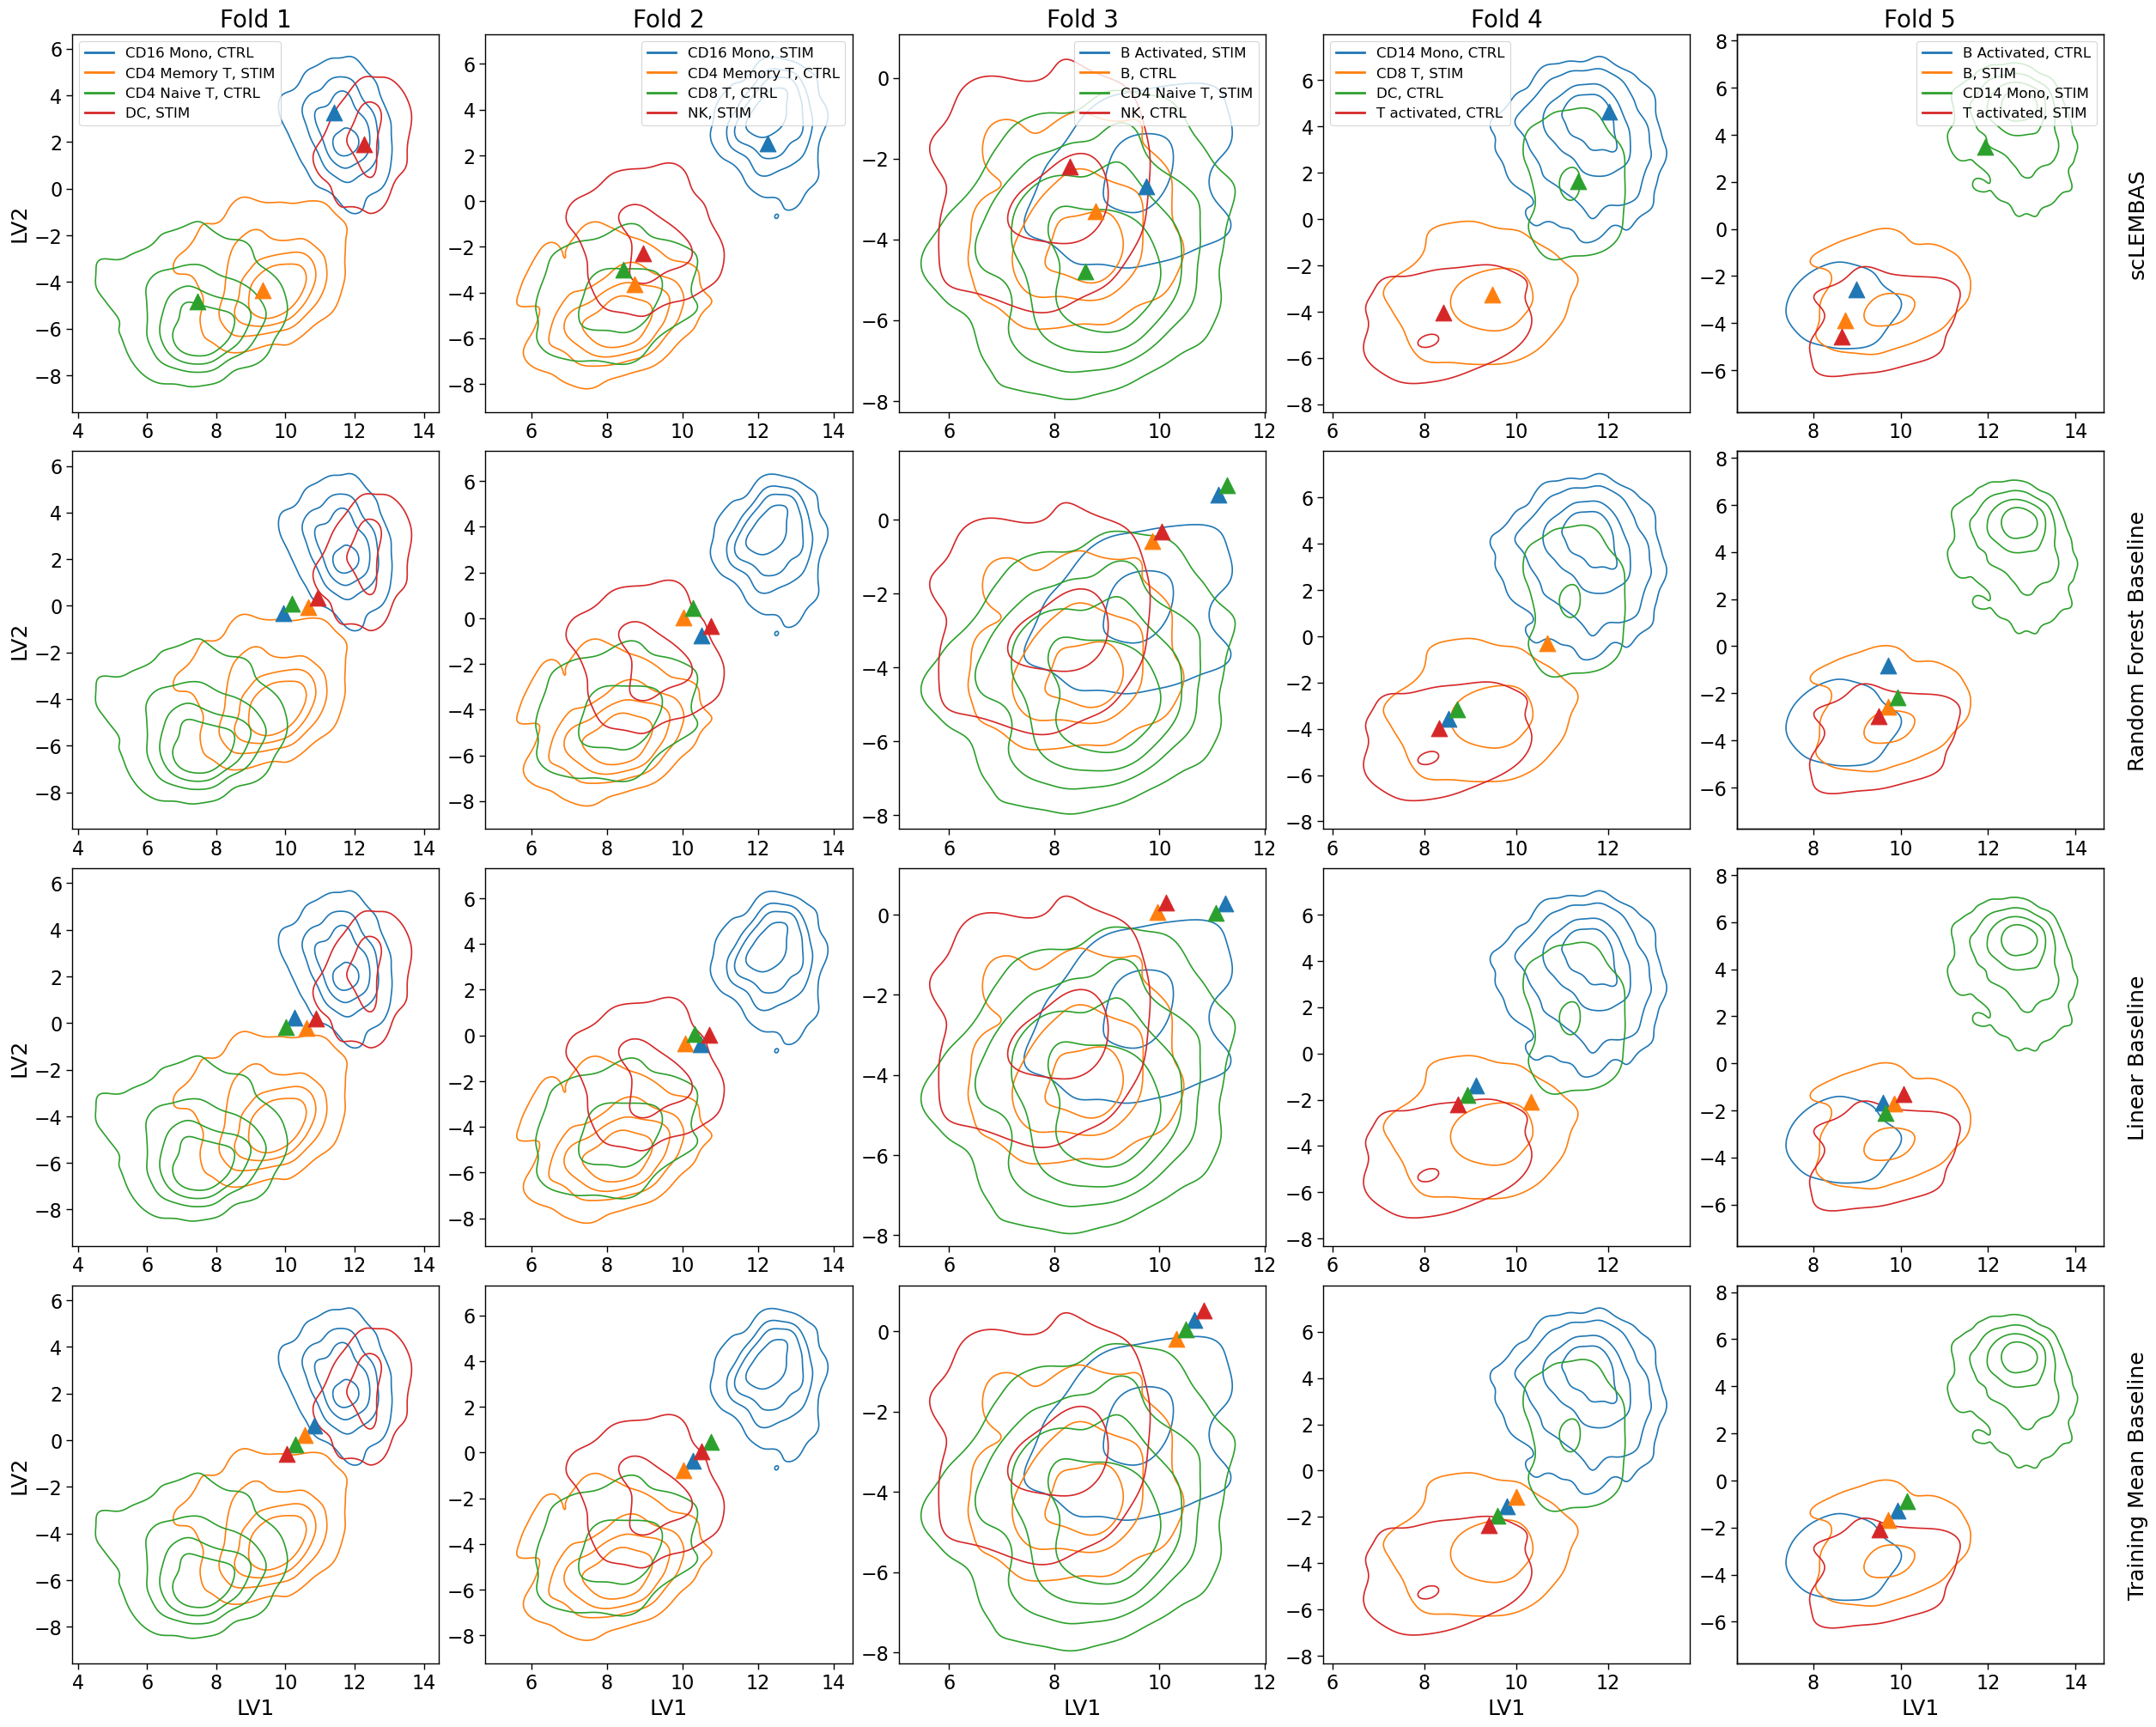
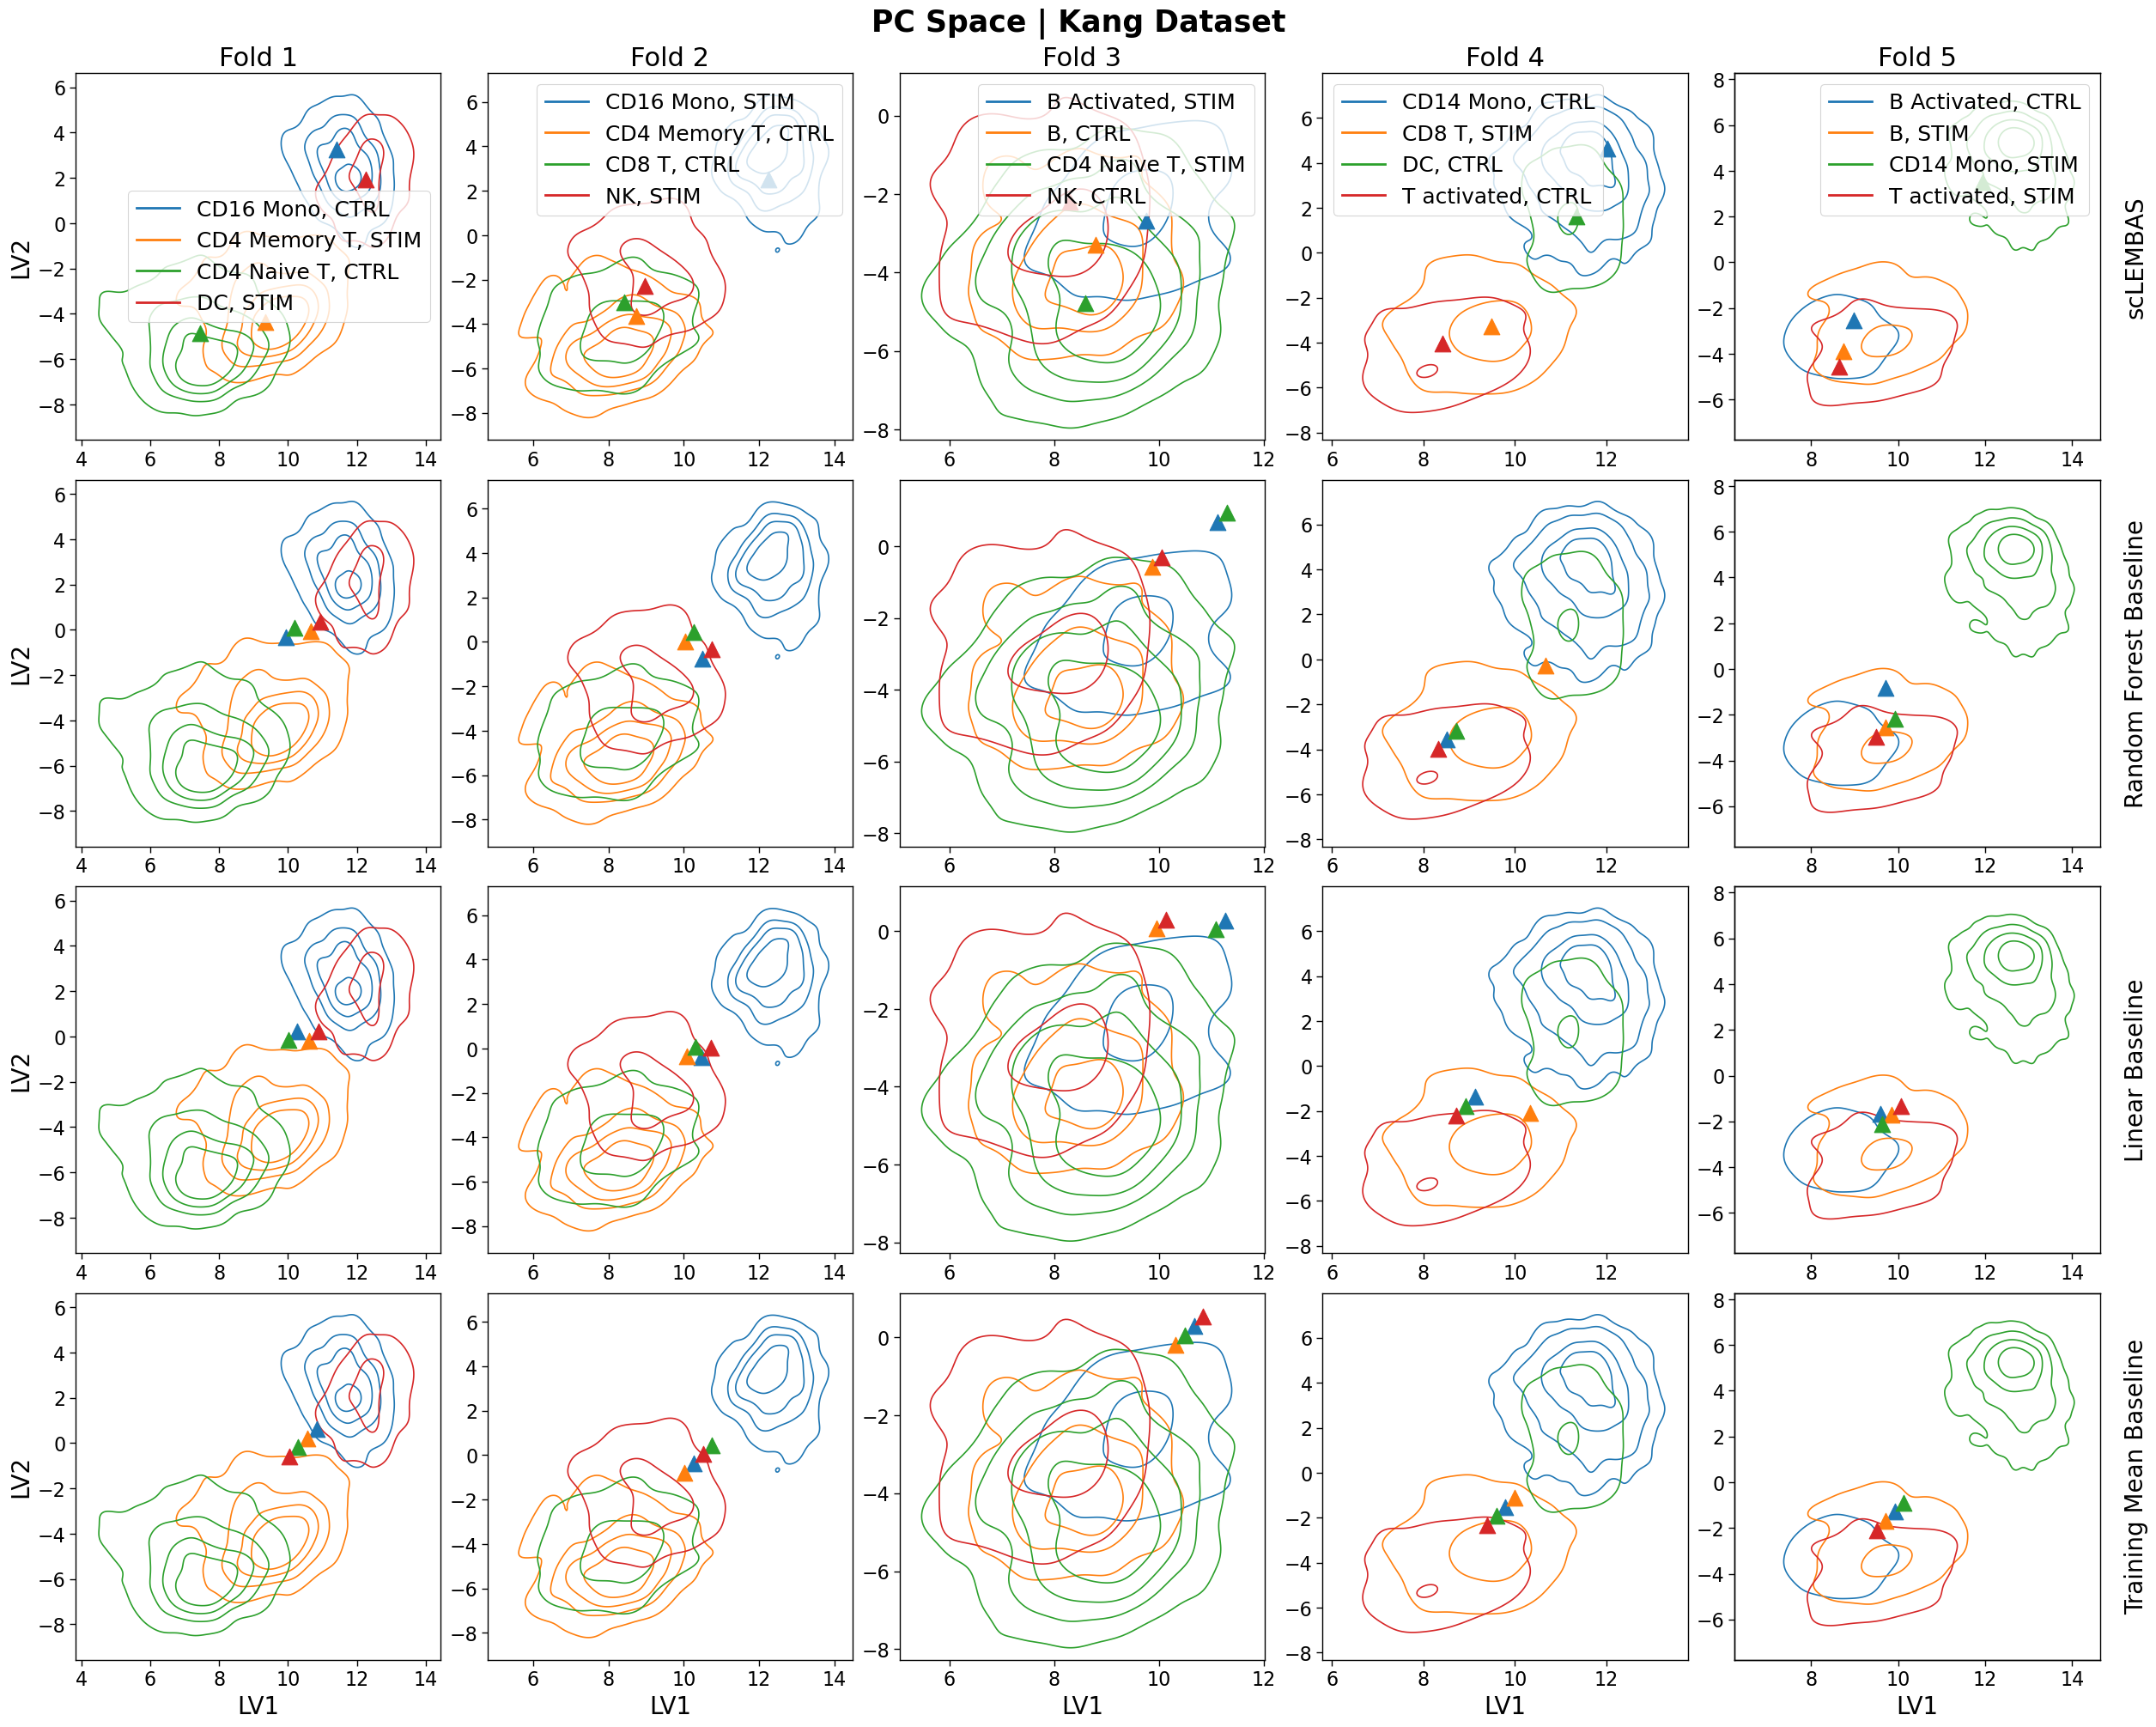
Unified diff of the notebook cell whose output changed from the first chart to the second:
--- before
+++ after
@@ -8,37 +8,54 @@
 baseline_types = ['scLEMBAS_prediction', 'RF', 'linear', 'mean']
 
-fig, ax = plt.subplots(nrows = len(baseline_types), ncols = n_folds,
-                       figsize = (5 * n_folds, 5 * len(baseline_types)),
-                       constrained_layout = True)
 
-if n_folds == 1:
-    ax = np.array(ax).reshape(len(baseline_types), 1)
 
-for i, baseline_type in enumerate(baseline_types):
-    for fold in trange(n_folds):
-        plot_fold_column(fold = fold,
-                         baseline_type = baseline_type, 
-                         ls = 'pca',
-                         group_col = 'condition',
-                         ax = ax[i, fold],
-                         min_points_kde = 50, 
-                         is_last_col = (fold == n_folds - 1))
-        if i == 0:
-            ax[i, fold].set_title('Fold {}'.format(fold + 1))
-        else:
-            if ax[i, fold].legend_ is not None:
-                ax[i, fold].legend_.remove()
+with sns.plotting_context(
+    "paper",font_scale = 1.1,
+    rc={
+        "axes.labelsize": 20,
+        "axes.titlesize": 22,
+        "legend.fontsize": 18,
+        "xtick.labelsize": 16,
+        "ytick.labelsize": 16,
+    }
+):
+    fig, ax = plt.subplots(nrows = len(baseline_types), ncols = n_folds,
+                           figsize = (5 * n_folds, 5 * len(baseline_types)),
+                           constrained_layout = True)
 
-for i in range(ax.shape[0]): 
-    for j in range(ax.shape[1]):
-        if j == 0:
-            ax[i, j].set_ylabel('LV2')
-        else:
-            ax[i,j].set_ylabel('')
+    if n_folds == 1:
+        ax = np.array(ax).reshape(len(baseline_types), 1)
 
-        if i == (ax.shape[0]) - 1:
-            ax[i, j].set_xlabel('LV1')
-        else:
-            ax[i,j].set_xlabel('')
+    for i, baseline_type in enumerate(baseline_types):
+        for fold in trange(n_folds):
+            plot_fold_column(fold = fold,
+                             baseline_type = baseline_type, 
+                             ls = 'pca',
+                             group_col = 'condition',
+                             ax = ax[i, fold],
+                             min_points_kde = 50, 
+                             is_last_col = (fold == n_folds - 1))
+            if i == 0:
+                ax[i, fold].set_title('Fold {}'.format(fold + 1))
+            else:
+                if ax[i, fold].legend_ is not None:
+                    ax[i, fold].legend_.remove()
+
+    for i in range(ax.shape[0]): 
+        for j in range(ax.shape[1]):
+            if j == 0:
+                ax[i, j].set_ylabel('LV2')
+            else:
+                ax[i,j].set_ylabel('')
+
+            if i == (ax.shape[0]) - 1:
+                ax[i, j].set_xlabel('LV1')
+            else:
+                ax[i,j].set_xlabel('')
+
+
+        fig.suptitle('PC Space | {} Dataset'.format(author), fontsize = 25, fontweight = 'bold')
+        fig.savefig(os.path.join(data_path, 'figures', '{}_psuedobulk_lsproject.png'.format(author)), 
+                    dpi=600, bbox_inches='tight')
             
             

Commit: continue creating publication-ready visuals